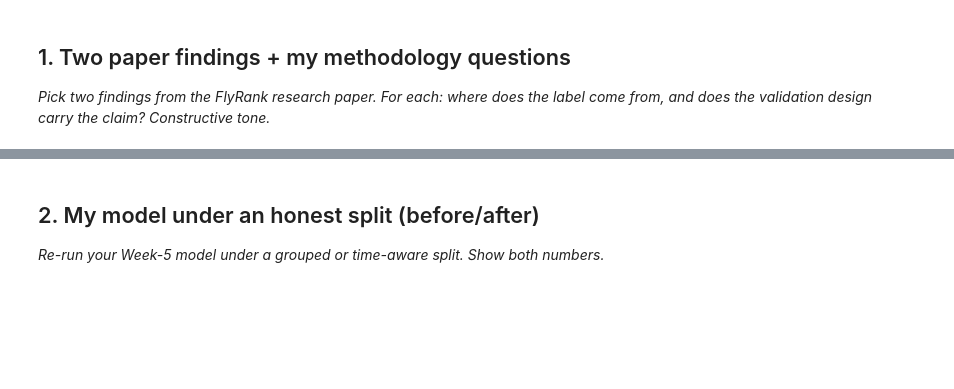
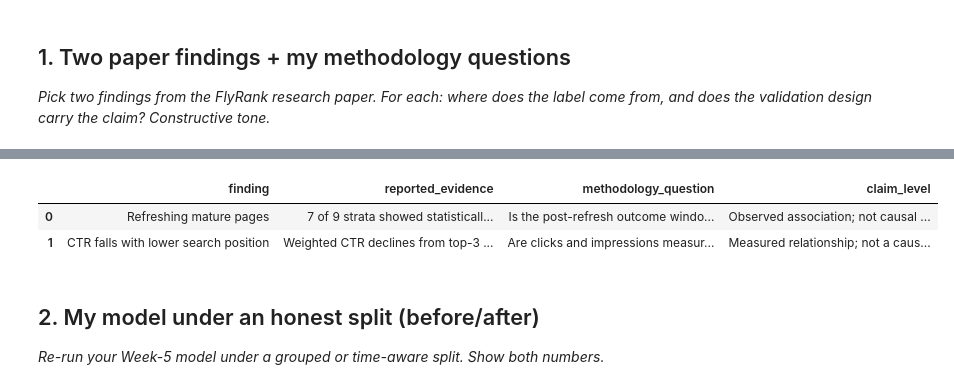
Before and after one commit to kaifahmad236/flyrank-ml-internship, a Jupyter notebook: work/notebooks/w06_validation_audit.ipynb, the cells around one changed output, grey strips where cells are left out. Cells and saved outputs as stored; diff of their text form; code cells hidden in the pictures; blank space fills up the shorter version.

```diff
--- a/work/notebooks/w06_validation_audit.ipynb
+++ b/work/notebooks/w06_validation_audit.ipynb
@@ -16,3 +35,29 @@ This skeleton is yours to fill. Work the sections **in order** — each one has
+# %%
+# This cell is for CODE (numbers, a query, a check).
+# Write your text answer in the cell ABOVE this one — typing sentences here breaks Run All.
+
+import pandas as pd
+
+paper_findings = pd.DataFrame([
+    {
+        "finding": "Refreshing mature pages",
+        "reported_evidence": "7 of 9 strata showed statistically significant refresh lift",
+        "methodology_question": "Is the post-refresh outcome window fully after the refresh decision, and how were refreshed versus stale pages selected?",
+        "claim_level": "Observed association; not causal proof"
+    },
+    {
+        "finding": "CTR falls with lower search position",
+        "reported_evidence": "Weighted CTR declines from top-3 to deeper position tiers",
+        "methodology_question": "Are clicks and impressions measured over the same window and is weighted CTR calculated consistently?",
+        "claim_level": "Measured relationship; not a causal guarantee"
+    }
+])
+
+display(paper_findings)
+# %% [output]
+|  | finding | reported_evidence | methodology_question | claim_level |
+| 0 | Refreshing mature pages | 7 of 9 strata showed statisticall... | Is the post-refresh outcome windo... | Observed association; not causal ... |
+| 1 | CTR falls with lower search position | Weighted CTR declines from top-3 ... | Are clicks and impressions measur... | Measured relationship; not a caus... |
 # %% [markdown]
 ## 2. My model under an honest split (before/after)
 
```
Also changed, not shown: parts of 13 cells of this notebook.
